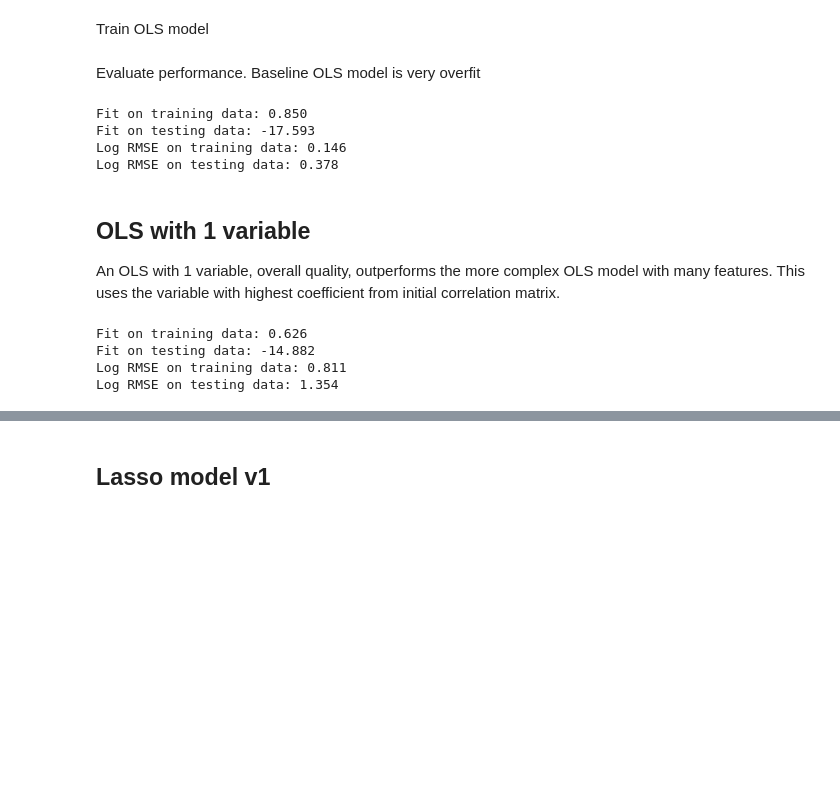
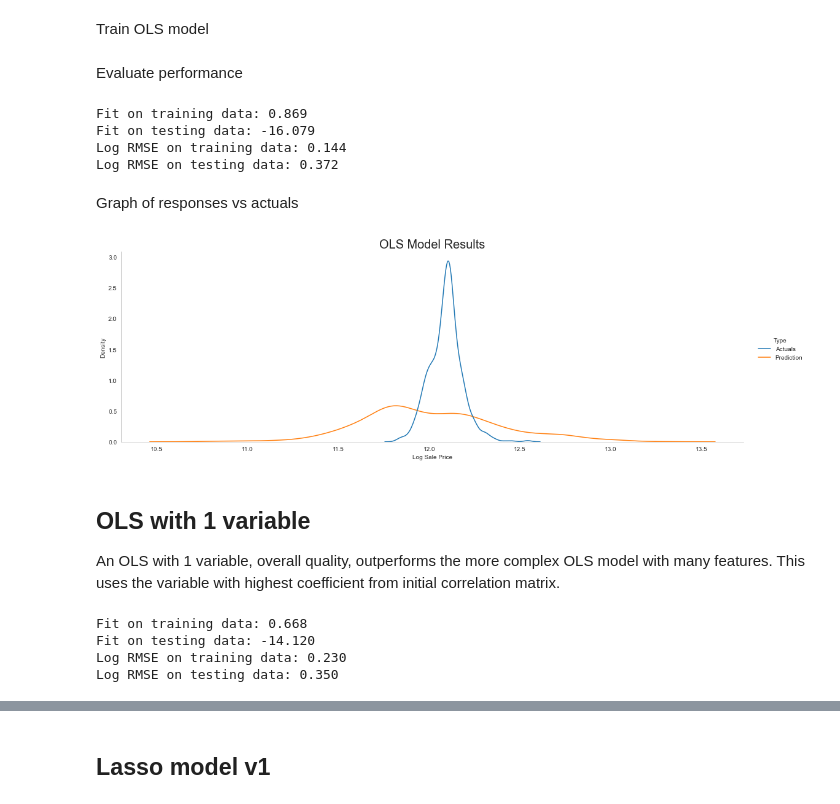
Before and after one commit to trevor-johnson1/w207_finalproject, a Jupyter notebook: models/modeling_tj.ipynb, the cells around one changed output, grey strips where cells are left out. Drawn from its saved outputs; the diff is of its cells as text; code cells hidden in the pictures; blank space fills up the shorter version.

```diff
--- a/models/modeling_tj.ipynb
+++ b/models/modeling_tj.ipynb
@@ -200,13 +207,13 @@ Train OLS model
 # data setups
 X_train = lm_df_clean(train)
 X_test = lm_df_clean(test, test_data=True)
-Y_train = train.SalePrice
-Y_test = sample.SalePrice
+Y_train = np.log(train.SalePrice)
+Y_test = np.log(sample.SalePrice)
 
 # fit to train data
 lr_1 = LinearRegression(fit_intercept=True).fit(X_train, Y_train)
-# %% [markdown]
-Evaluate performance. Baseline OLS model is very overfit
+# %% [markdown]
+Evaluate performance
 # %%
 print("Fit on training data: {:.3f}".format(lr_1.score(X_train,Y_train)))
 print("Fit on testing data: {:.3f}".format(lr_1.score(X_test ,Y_test)))
@@ -215,16 +222,35 @@ yhat_train = lr_1.predict(X_train)
 yhat_test = lr_1.predict(X_test)
 
 # rmse
-rmse_train = (np.mean((np.log(yhat_train) - np.log(Y_train))**2))**.5
-rmse_test = (np.mean((np.log(yhat_test) - np.log(Y_test))**2))**.5
+rmse_train = (np.mean((yhat_train - Y_train)**2))**.5
+rmse_test = (np.mean((yhat_test - Y_test)**2))**.5
 
 print("Log RMSE on training data: {:.3f}".format(rmse_train))
 print("Log RMSE on testing data: {:.3f}".format(rmse_test))
 # %% [output]
-Fit on training data: 0.850
-Fit on testing data: -17.593
-Log RMSE on training data: 0.146
-Log RMSE on testing data: 0.378
+Fit on training data: 0.869
+Fit on testing data: -16.079
+Log RMSE on training data: 0.144
+Log RMSE on testing data: 0.372
+# %% [markdown]
+Graph of responses vs actuals
+# %%
+def dist_plot(actuals, preds, title):
+    ols_resuls_df = pd.DataFrame({
+        "Actuals": actuals,
+        "Prediction": preds
+    }).melt(var_name="Type", value_name="log_sale_price")
+
+    sns.set_style("whitegrid", rc = {'axes.grid' : False})
+    sns.displot(ols_resuls_df, x="log_sale_price", hue="Type", kind="kde", aspect=2)\
+        .set_axis_labels(x_var="Log Sale Price")
+
+    plt.title(title,fontdict={"fontsize": 20})
+    print("")
+
+dist_plot(actuals=Y_test, preds=yhat_test, title="OLS Model Results")
+# %% [output]
+[figure, added]
 # %% [markdown]
 ## OLS with 1 variable
 
@@ -257,17 +283,17 @@ yhat_train = lr_overall_quality.predict(X_train)
 yhat_test = lr_overall_quality.predict(X_test)
 
 # set negative values to 0.1
-yhat_train = np.array([0.1 if i < 0 else i for i in yhat_train])
-yhat_test = [0.1 if i < 0 else i for i in yhat_test]
+#yhat_train = np.array([0.1 if i < 0 else i for i in yhat_train])
+#yhat_test = [0.1 if i < 0 else i for i in yhat_test]
 
 # rmse
-rmse_train = (np.mean((np.log(yhat_train) - np.log(Y_train))**2))**.5
-rmse_test = (np.mean((np.log(yhat_test) - np.log(Y_test))**2))**.5
+rmse_train = (np.mean((yhat_train - Y_train)**2))**.5
+rmse_test = (np.mean((yhat_test - Y_test)**2))**.5
 
 print("Log RMSE on training data: {:.3f}".format(rmse_train))
 print("Log RMSE on testing data: {:.3f}".format(rmse_test))
 # %% [output]
-Fit on training data: 0.626
-Fit on testing data: -14.882
-Log RMSE on training data: 0.811
-Log RMSE on testing data: 1.354
+Fit on training data: 0.668
+Fit on testing data: -14.120
+Log RMSE on training data: 0.230
+Log RMSE on testing data: 0.350
```
Also changed, not shown: parts of 36 cells of this notebook.
